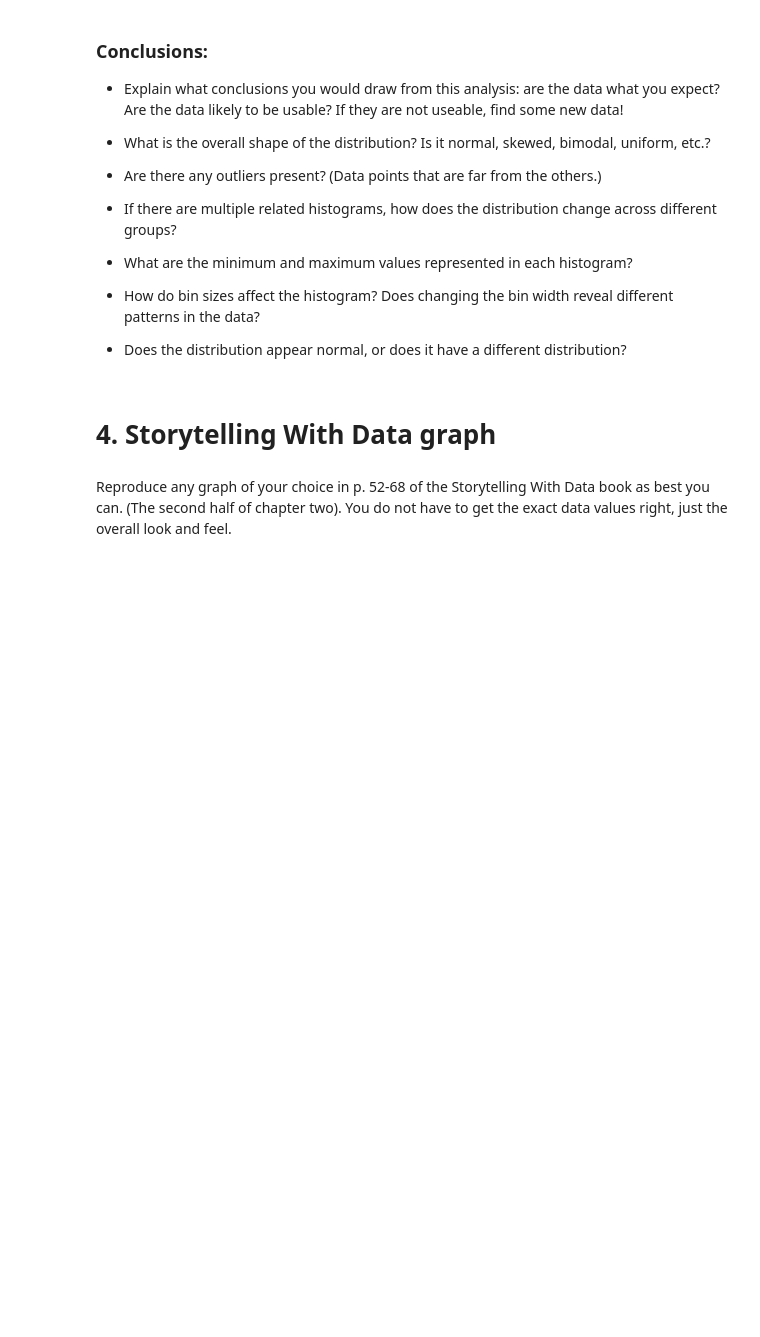
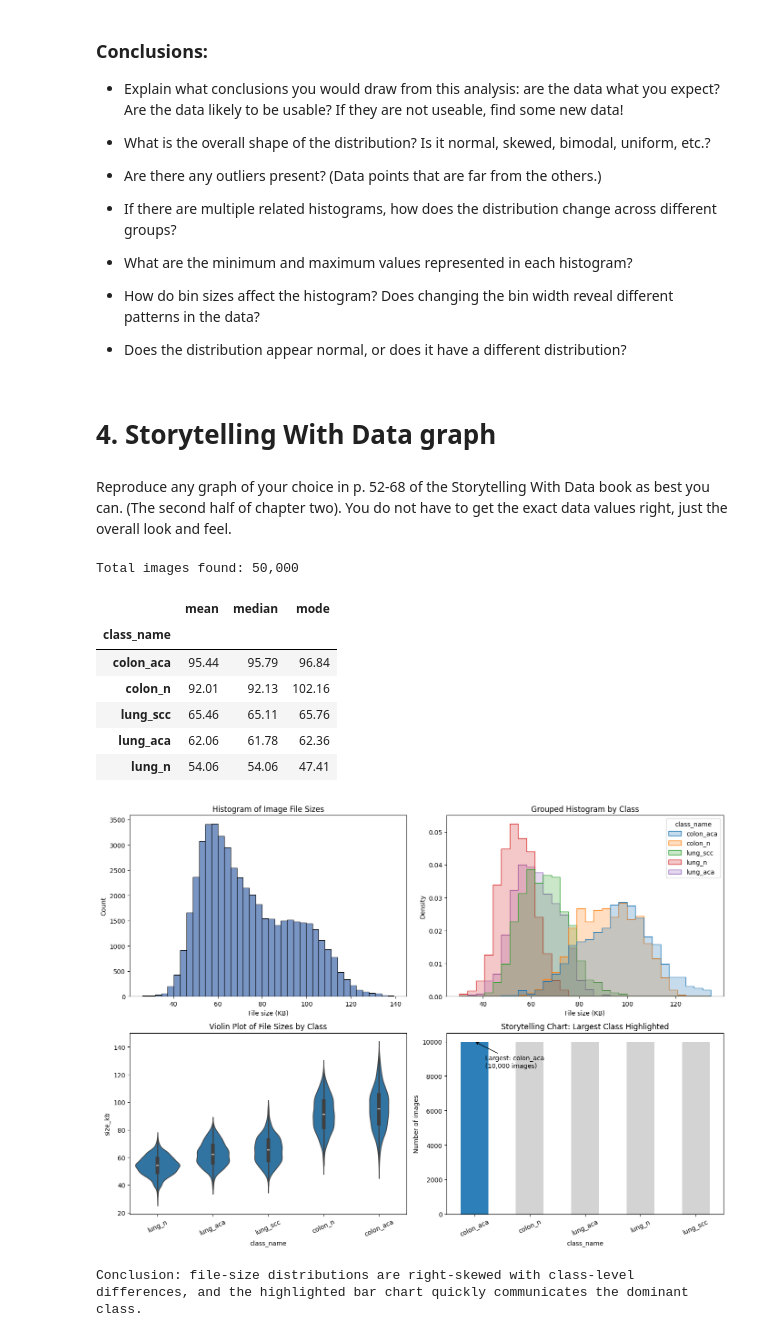
Before and after one commit to virenv-bu/Module-B-semester-2, a Jupyter notebook: OMDS-ModB2-Week4-Vishwakarma-Virendra.ipynb, the cells around one changed output. Saved outputs shown, nothing was run; the diff lists cells and outputs as text; code cells hidden in the pictures; blank space fills up the shorter version.

```diff
--- a/OMDS-ModB2-Week4-Vishwakarma-Virendra.ipynb
+++ b/OMDS-ModB2-Week4-Vishwakarma-Virendra.ipynb
@@ -62,7 +70,7 @@ from pathlib import Path
 
 # Use image files from the Data folder
 root = Path("Data")
-image_exts = {".jpg", ".jpeg", ".png", ".bmp", ".tif", ".tiff"}
+image_exts = {".jpeg"}
 records = []
 
 for file_path in root.rglob("*"):
@@ -106,30 +114,41 @@ sns.histplot(
 )
 ax[0, 1].set_title("Grouped Histogram by Class")
 ax[0, 1].set_xlabel("File size (KB)")
 
 # Violin plot by class (sampled for readability)
 violin_sample = img_df.sample(n=min(len(img_df), 4000), random_state=1)
 sns.violinplot(data=violin_sample, x="class_name", y="size_kb", ax=ax[1, 0])
 ax[1, 0].set_title("Violin Plot of File Sizes by Class")
 ax[1, 0].tick_params(axis="x", rotation=25)
 
 # Storytelling-style chart: highlight top class
 class_counts = img_df["class_name"].value_counts()
 highlight_class = class_counts.idxmax()
 colors = ["#D3D3D3" if c != highlight_class else "#2C7FB8" for c in class_counts.index]
 class_counts.plot(kind="bar", ax=ax[1, 1], color=colors)
 ax[1, 1].set_title("Storytelling Chart: Largest Class Highlighted")
 ax[1, 1].set_ylabel("Number of images")
 ax[1, 1].tick_params(axis="x", rotation=25)
 ax[1, 1].annotate(
     f"Largest: {highlight_class}\n({class_counts.max():,} images)",
     xy=(0, class_counts.max()),
     xytext=(0.2, class_counts.max() * 0.85),
     textcoords="data",
     arrowprops=dict(arrowstyle="->", color="black")
 )
 
 plt.tight_layout()
 plt.show()
 
 print("Conclusion: file-size distributions are right-skewed with class-level differences, and the highlighted bar chart quickly communicates the dominant class.")
+# %% [output]
+Total images found: 50,000
+|  | mean | median | mode |
+| class_name |  |  |  |
+| colon_aca | 95.44 | 95.79 | 96.84 |
+| colon_n | 92.01 | 92.13 | 102.16 |
+| lung_scc | 65.46 | 65.11 | 65.76 |
+| lung_aca | 62.06 | 61.78 | 62.36 |
+| lung_n | 54.06 | 54.06 | 47.41 |
+[figure, added]
+Conclusion: file-size distributions are right-skewed with class-level differences, and the highlighted bar chart quickly communicates the dominant class.
```
Also changed, not shown: parts of 3 cells of this notebook.
